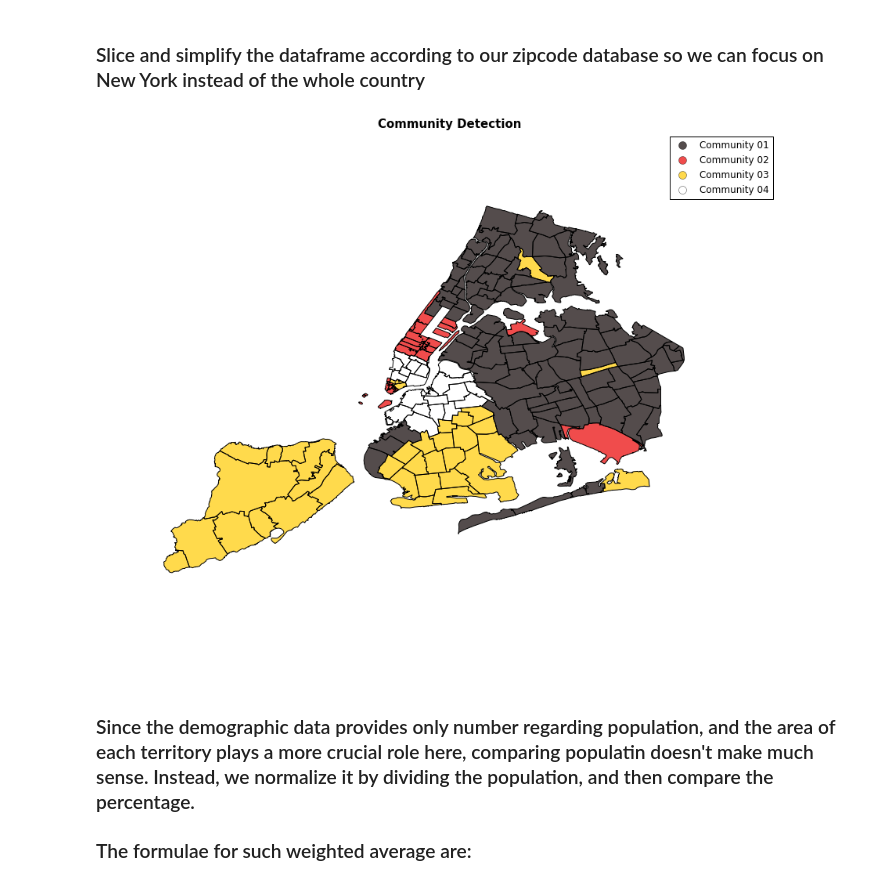
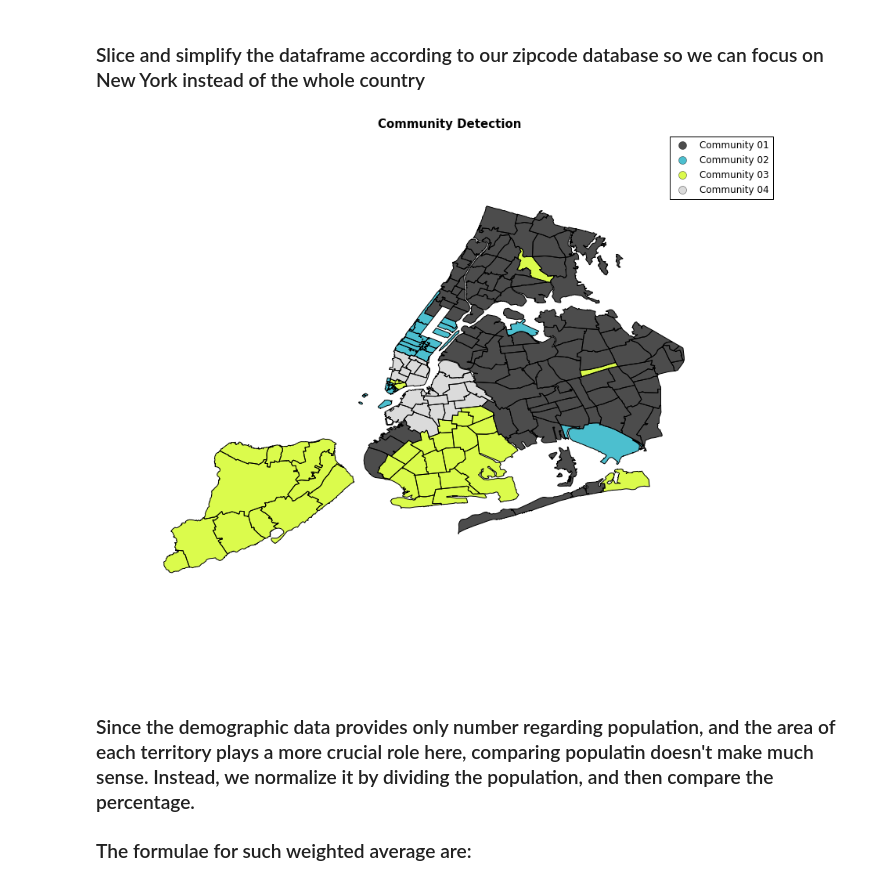
Before and after one commit to Fomyther/NYC-Twitter-Activities, a Jupyter notebook: Pro1_CQ_W6_e4.ipynb, the cells around one changed output. Drawn from its saved outputs; the diff is of its cells as text; code cells hidden in the pictures.

```diff
--- a/Pro1_CQ_W6_e4.ipynb
+++ b/Pro1_CQ_W6_e4.ipynb
@@ -141,9 +141,9 @@ Demographic = Demographic.rename(columns={0:'zipcode'})
 Demo_NY = Demographic[Demographic.zipcode.isin(CD.PLACES)]
 # %%
 fig8 = plt.figure(num = 8, figsize = (15,12))
-CD.PlotMapPart(fig8, P_CP4[0], size = 111, alpha = 0.7, cmap = 'hot')
+CD.PlotMapPart(fig8, P_CP4[0], size = 111, alpha = 0.7, cmap = 'spectral')
 # %% [output]
-[figure, old version]
+[figure, new version]
 # %% [markdown]
 ### Since the demographic data provides only number regarding population, and the area of each territory plays a more crucial role here, comparing populatin doesn't make much sense. Instead, we normalize it by dividing the population, and then compare the percentage.
 ### The formulae for such weighted average are:
```
Also changed, not shown: parts of 25 cells of this notebook.
